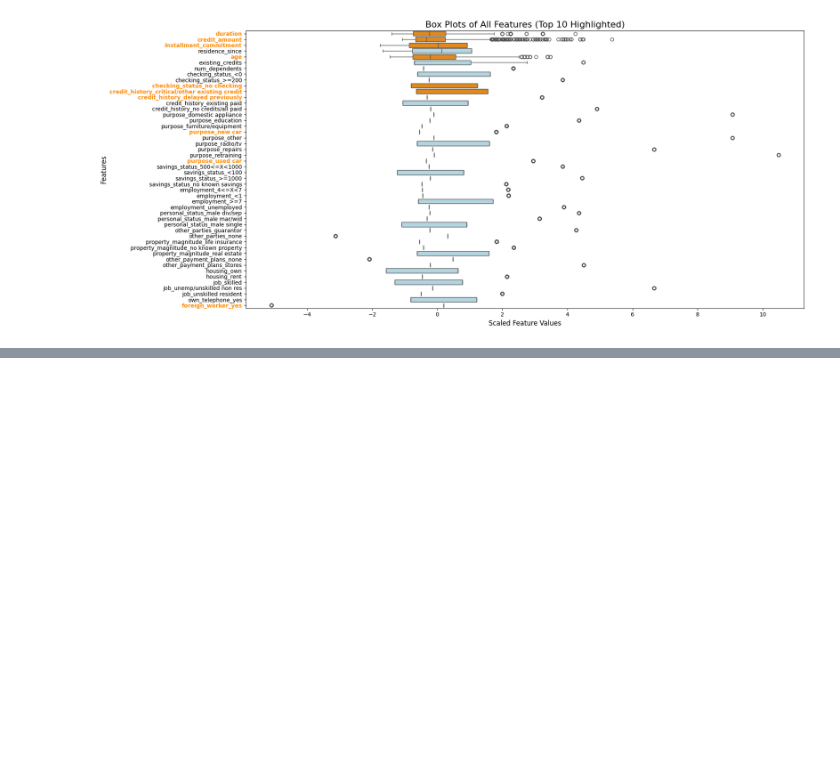
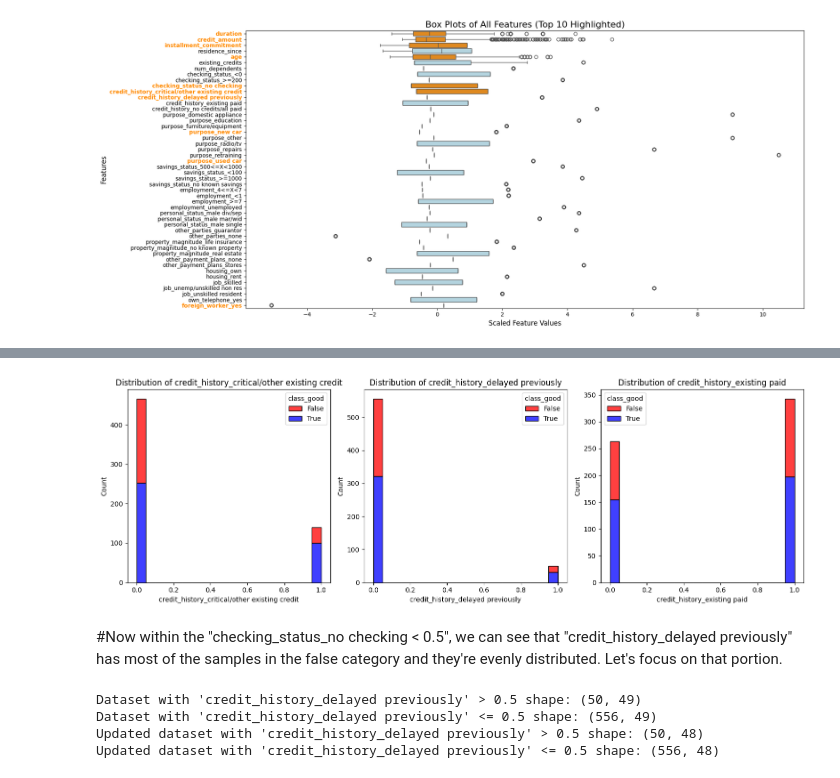
Before and after one commit to DarceCat/Adrian-Milroy, a Jupyter notebook: Loan_Default_'credit_g'.ipynb, the cells around one changed output, grey strips where cells are left out. Saved outputs shown, nothing was run; the diff lists cells and outputs as text; code cells hidden in the pictures; blank space fills up the shorter version.

```diff
--- a/Loan_Default_'credit_g'.ipynb
+++ b/Loan_Default_'credit_g'.ipynb
@@ -378,0 +350,18 @@ Shape of troubleset DataFrame: (466, 49)
+# %%
+import pandas as pd
+
+# Assuming df_encoded has the 'credit_history_critical/other existing credit' and 'checking_status_no checking' columns
+
+# Split 1: Datasets based on 'credit_history_critical/other existing credit'
+dataset_credit_history_below_0_5 = df_encoded[df_encoded['credit_history_critical/other existing credit'] < 0.5]
+dataset_credit_history_above_0_5 = df_encoded[df_encoded['credit_history_critical/other existing credit'] >= 0.5]
+
+# Split 2: Datasets based on 'checking_status_no checking'
+dataset_checking_status_below_0_5 = df_encoded[df_encoded['checking_status_no checking'] < 0.5]
+dataset_checking_status_above_0_5 = df_encoded[df_encoded['checking_status_no checking'] >= 0.5]
+
+# Display the shapes of the new datasets
+print(f"Dataset (credit_history_critical < 0.5): {dataset_credit_history_below_0_5.shape}")
+print(f"Dataset (credit_history_critical >= 0.5): {dataset_credit_history_above_0_5.shape}")
+print(f"Dataset (checking_status_no checking < 0.5): {dataset_checking_status_below_0_5.shape}")
+print(f"Dataset (checking_status_no checking >= 0.5): {dataset_checking_status_above_0_5.shape}")
@@ -379 +493,59 @@ Shape of troubleset DataFrame: (466, 49)
+# %%
+import matplotlib.pyplot as plt
+import seaborn as sns
+
+# List of features to plot
+features = ['credit_history_critical/other existing credit',
+             'credit_history_delayed previously',
+             'credit_history_existing paid']
+
+# Set up the plot
+plt.figure(figsize=(15, 5))
+
+# Iterate through each feature and plot its distribution
+for i, feature in enumerate(features):
+    plt.subplot(1, len(features), i + 1)
+
+    # Combine the feature with the class_good for easier plotting
+    data = pd.concat([dataset_checking_status_below_0_5[feature], dataset_checking_status_below_0_5['class_good']], axis=1)
+    data.columns = [feature, 'class_good']
+
+    # Plot the distribution of the feature values for each class
+    sns.histplot(data=data, x=feature, hue='class_good', multiple='stack', palette={True: 'blue', False: 'red'}, bins=20)
+
+    # Set titles and labels
+    plt.title(f'Distribution of {feature}')
+    plt.xlabel(feature)
+    plt.ylabel('Count')
+
+# Adjust layout for better fit
+plt.tight_layout()
+plt.show()
+# %% [output]
+[figure, added]
+# %% [markdown]
+#Now within the "checking_status_no checking < 0.5", we can see that "credit_history_delayed previously" has most of the samples in the false category and they're evenly distributed.  Let's focus on that portion.
+# %%
+# Assuming 'dataset_checking_status_below_0_5' is the DataFrame you want to work with
+
+# Create datasets based on 'credit_history_delayed previously' condition
+dataset_credit_delayed_above_0_5 = dataset_checking_status_below_0_5[dataset_checking_status_below_0_5['credit_history_delayed previously'] > 0.5]
+dataset_credit_delayed_below_or_equal_0_5 = dataset_checking_status_below_0_5[dataset_checking_status_below_0_5['credit_history_delayed previously'] <= 0.5]
+
+# Display the shapes of the new datasets
+print("Dataset with 'credit_history_delayed previously' > 0.5 shape:", dataset_credit_delayed_above_0_5.shape)
+print("Dataset with 'credit_history_delayed previously' <= 0.5 shape:", dataset_credit_delayed_below_or_equal_0_5.shape)
+
+# Drop the column "checking_status_no checking" from each dataset
+dataset_credit_delayed_above_0_5__48 = dataset_credit_delayed_above_0_5.drop(columns=['checking_status_no checking'])
+dataset_credit_delayed_below_or_equal_0_5__48 = dataset_credit_delayed_below_or_equal_0_5.drop(columns=['checking_status_no checking'])
+
+# Display the shapes of the updated datasets
+print("Updated dataset with 'credit_history_delayed previously' > 0.5 shape:", dataset_credit_delayed_above_0_5__48.shape)
+print("Updated dataset with 'credit_history_delayed previously' <= 0.5 shape:", dataset_credit_delayed_below_or_equal_0_5__48.shape)
+# %% [output]
+Dataset with 'credit_history_delayed previously' > 0.5 shape: (50, 49)
+Dataset with 'credit_history_delayed previously' <= 0.5 shape: (556, 49)
+Updated dataset with 'credit_history_delayed previously' > 0.5 shape: (50, 48)
+Updated dataset with 'credit_history_delayed previously' <= 0.5 shape: (556, 48)
 # %%
```
Also changed, not shown: parts of 20 cells of this notebook.
